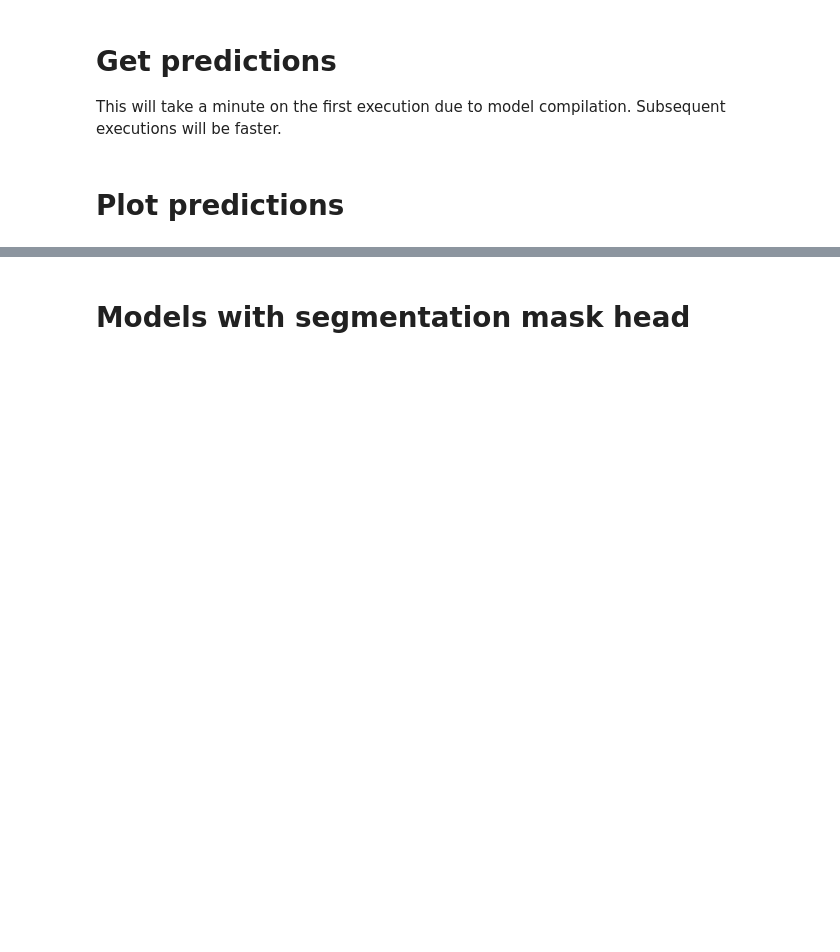
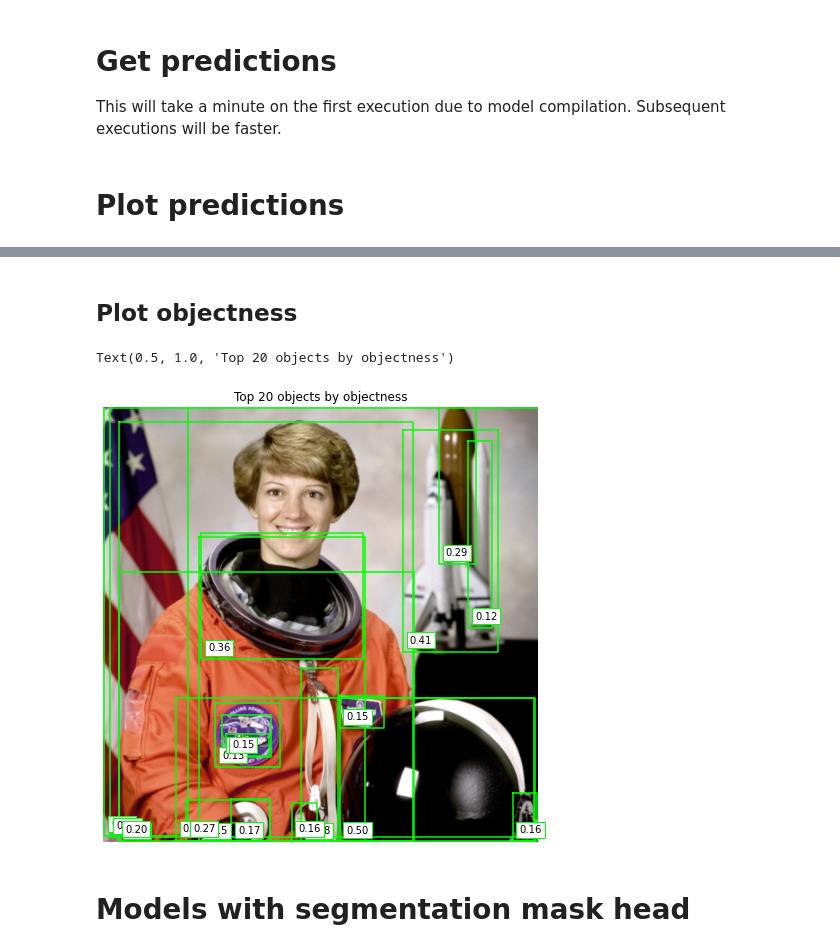
Before and after one commit to google-research/scenic, a Jupyter notebook: scenic/projects/owl_vit/notebooks/OWL_ViT_minimal_example.ipynb, the cells around one changed output, grey strips where cells are left out. Saved outputs shown, nothing was run; the diff lists cells and outputs as text; code cells hidden in the pictures; blank space fills up the shorter version.

```diff
--- a/scenic/projects/owl_vit/notebooks/OWL_ViT_minimal_example.ipynb
+++ b/scenic/projects/owl_vit/notebooks/OWL_ViT_minimal_example.ipynb
@@ -134,3 +137,44 @@ for score, box, label in zip(scores, boxes, labels):
+# %% [markdown]
+## Plot objectness
+# %%
+top_k = 20
+objectnesses = sigmoid(predictions['objectness_logits'])
+boxes = predictions['pred_boxes']
+
+objectness_threshold = np.partition(objectnesses, -top_k)[-top_k]
+
+fig, ax = plt.subplots(1, 1, figsize=(8, 8))
+ax.imshow(input_image, extent=(0, 1, 1, 0))
+ax.set_axis_off()
+
+for box, objectness in zip(boxes, objectnesses):
+  if objectness < objectness_threshold:
+    continue
+
+  cx, cy, w, h = box
+  ax.plot([cx - w / 2, cx + w / 2, cx + w / 2, cx - w / 2, cx - w / 2],
+          [cy - h / 2, cy - h / 2, cy + h / 2, cy + h / 2, cy - h / 2],
+          color='lime')
+
+  ax.text(
+    cx - w / 2 + 0.015,
+    cy + h / 2 - 0.015,
+    f'{objectness:1.2f}',
+    ha='left',
+    va='bottom',
+    color='black',
+    bbox={
+        'facecolor': 'white',
+        'edgecolor': 'lime',
+        'boxstyle': 'square,pad=.3'
+    })
+
+ax.set_xlim(0, 1)
+ax.set_ylim(1, 0)
+ax.set_title(f'Top {top_k} objects by objectness')
+# %% [output]
+Text(0.5, 1.0, 'Top 20 objects by objectness')
+[figure, added]
 # %% [markdown]
 # Models with segmentation mask head
 # %% [markdown]
```
Also changed, not shown: parts of 7 cells of this notebook, 1 other file.
